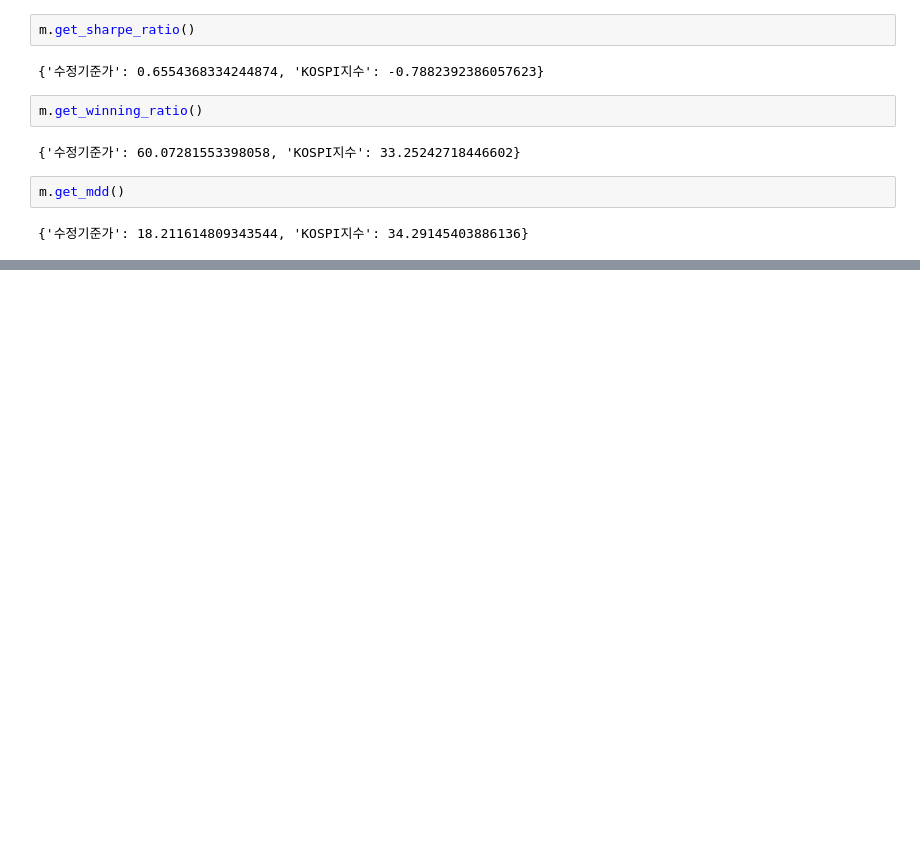
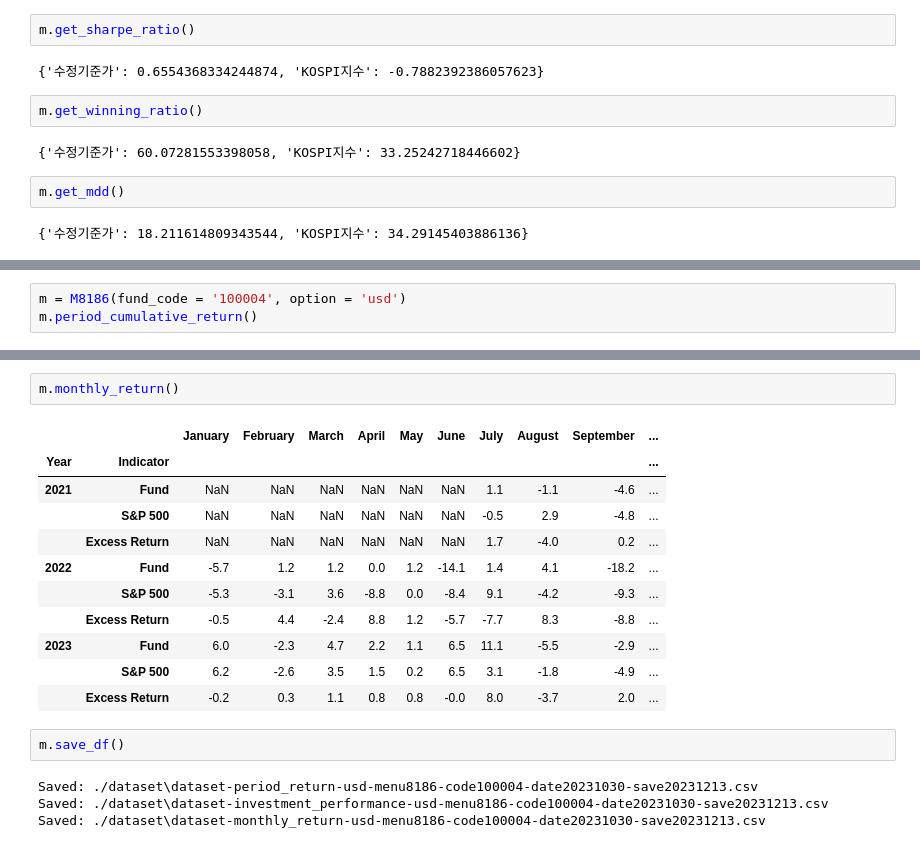
Before and after one commit to haniil/rpa-report-generator2-capstone, a Jupyter notebook: test-notebook.ipynb, the cells around one changed output, grey strips where cells are left out. Saved outputs shown, nothing was run; the diff lists cells and outputs as text; blank space fills up the shorter version.

```diff
--- a/test-notebook.ipynb
+++ b/test-notebook.ipynb
@@ -938,0 +1030,3 @@ m.get_mdd()
+# %%
+m = M8186(fund_code = '100004', option = 'usd')
+m.period_cumulative_return()
@@ -938,0 +1049,20 @@ m.get_mdd()
+# %%
+m.monthly_return()
+# %% [output]
+|  |  | January | February | March | April | May | June | July | August | September | ... |
+| Year | Indicator |  |  |  |  |  |  |  |  |  | ... |
+| 2021 | Fund | NaN | NaN | NaN | NaN | NaN | NaN | 1.1 | -1.1 | -4.6 | ... |
+|  | S&P 500 | NaN | NaN | NaN | NaN | NaN | NaN | -0.5 | 2.9 | -4.8 | ... |
+|  | Excess Return | NaN | NaN | NaN | NaN | NaN | NaN | 1.7 | -4.0 | 0.2 | ... |
+| 2022 | Fund | -5.7 | 1.2 | 1.2 | 0.0 | 1.2 | -14.1 | 1.4 | 4.1 | -18.2 | ... |
+|  | S&P 500 | -5.3 | -3.1 | 3.6 | -8.8 | 0.0 | -8.4 | 9.1 | -4.2 | -9.3 | ... |
+|  | Excess Return | -0.5 | 4.4 | -2.4 | 8.8 | 1.2 | -5.7 | -7.7 | 8.3 | -8.8 | ... |
+| 2023 | Fund | 6.0 | -2.3 | 4.7 | 2.2 | 1.1 | 6.5 | 11.1 | -5.5 | -2.9 | ... |
+|  | S&P 500 | 6.2 | -2.6 | 3.5 | 1.5 | 0.2 | 6.5 | 3.1 | -1.8 | -4.9 | ... |
+|  | Excess Return | -0.2 | 0.3 | 1.1 | 0.8 | 0.8 | -0.0 | 8.0 | -3.7 | 2.0 | ... |
+# %%
+m.save_df()
+# %% [output]
+Saved: ./dataset\dataset-period_return-usd-menu8186-code100004-date20231030-save20231213.csv
+Saved: ./dataset\dataset-investment_performance-usd-menu8186-code100004-date20231030-save20231213.csv
+Saved: ./dataset\dataset-monthly_return-usd-menu8186-code100004-date20231030-save20231213.csv
```
Also changed, not shown: parts of 12 cells of this notebook.
